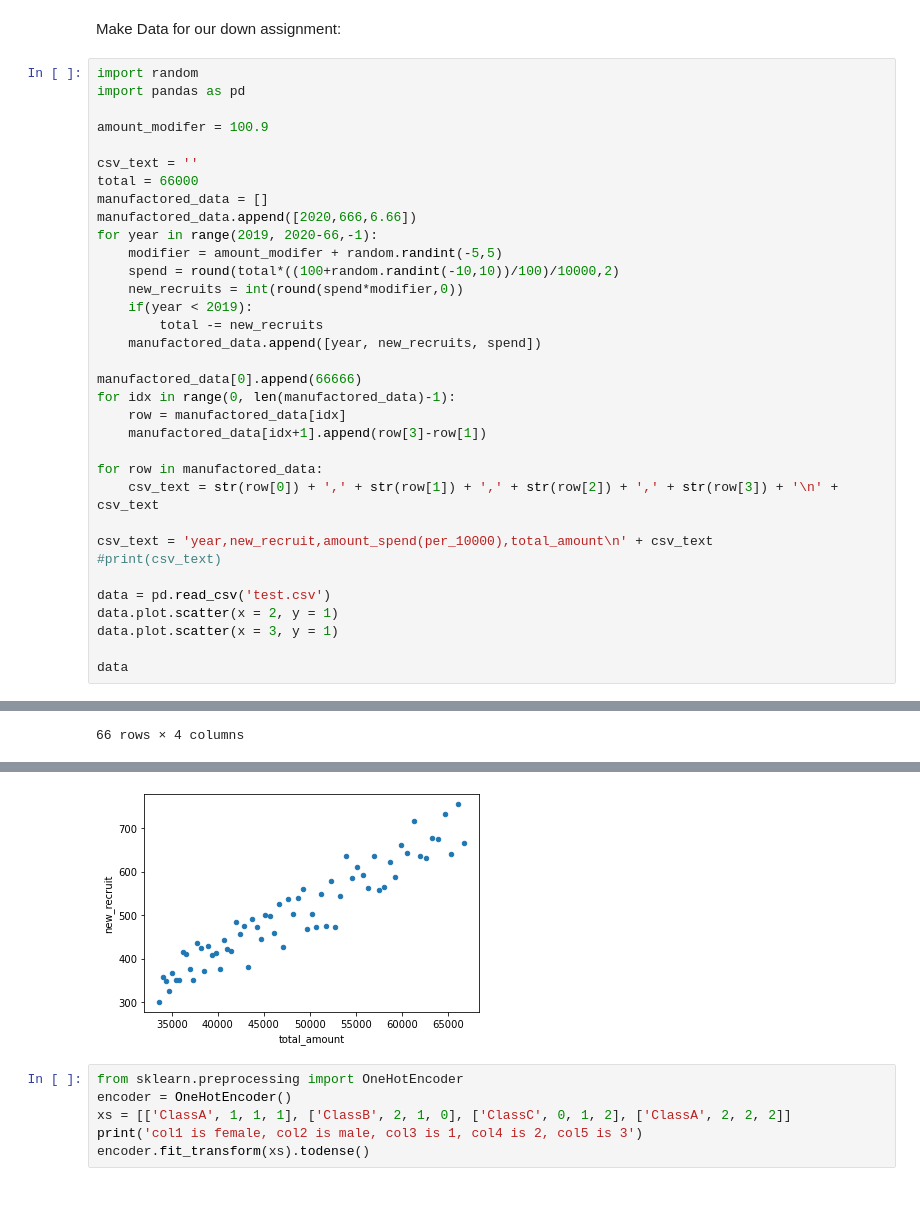
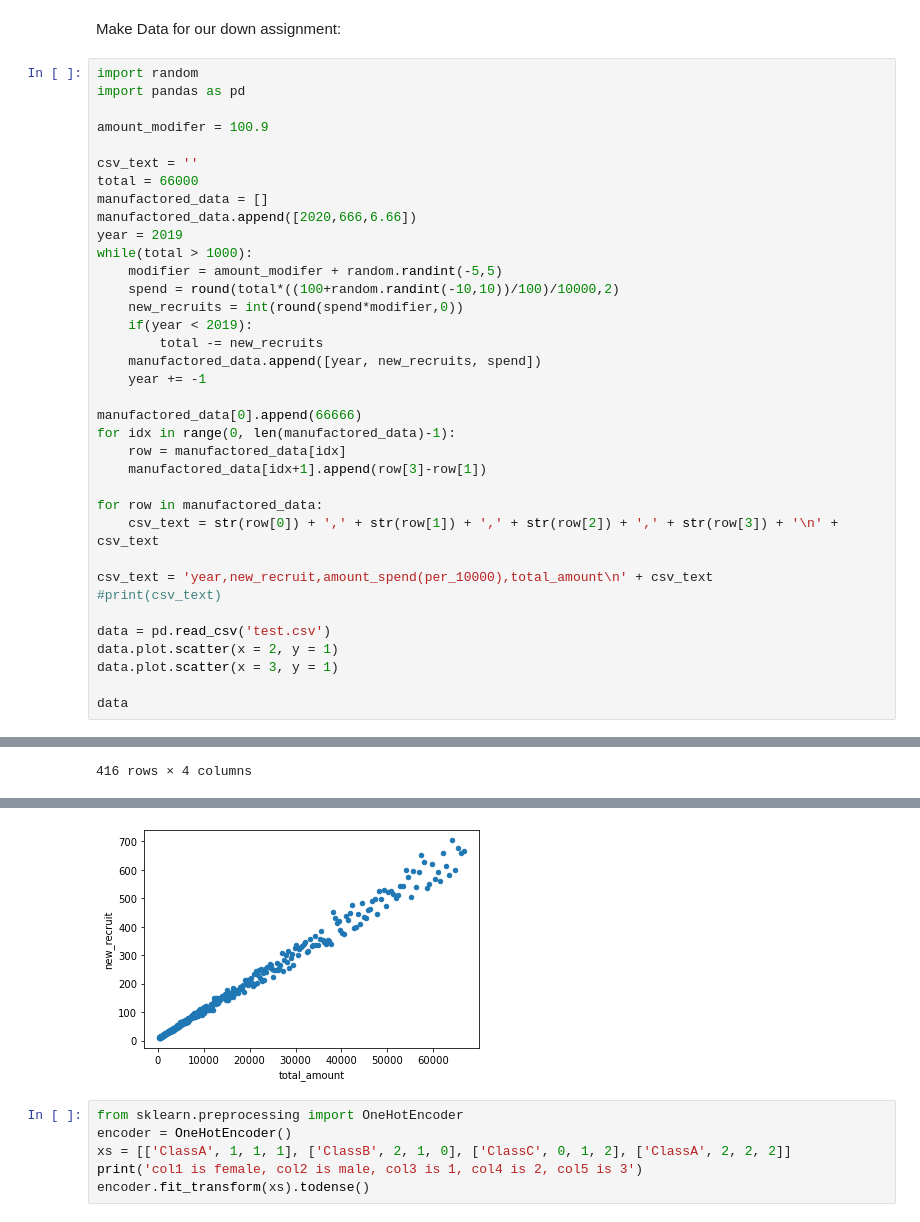
Before and after one commit to Micniks/Python-Assignments, a Jupyter notebook: Week10/Exercises.ipynb, the cells around one changed output, grey strips where cells are left out. Drawn from its saved outputs; the diff is of its cells as text.

```diff
--- a/Week10/Exercises.ipynb
+++ b/Week10/Exercises.ipynb
@@ -107,13 +107,15 @@ csv_text = ''
 total = 66000
 manufactored_data = []
 manufactored_data.append([2020,666,6.66])
-for year in range(2019, 2020-66,-1):
+year = 2019
+while(total > 1000):
     modifier = amount_modifer + random.randint(-5,5)
     spend = round(total*((100+random.randint(-10,10))/100)/10000,2)
     new_recruits = int(round(spend*modifier,0))
     if(year < 2019):
         total -= new_recruits
     manufactored_data.append([year, new_recruits, spend])
+    year += -1
 
 manufactored_data[0].append(66666)
 for idx in range(0, len(manufactored_data)-1):
@@ -147 +149 @@ data
-66 rows × 4 columns
+416 rows × 4 columns
@@ -149,4 +151,4 @@ data
-[figure, old version]
+[figure, new version]
 # %%
 from sklearn.preprocessing import OneHotEncoder
 encoder = OneHotEncoder()
```
Also changed, not shown: parts of 1 cell of this notebook, 2 other files.
